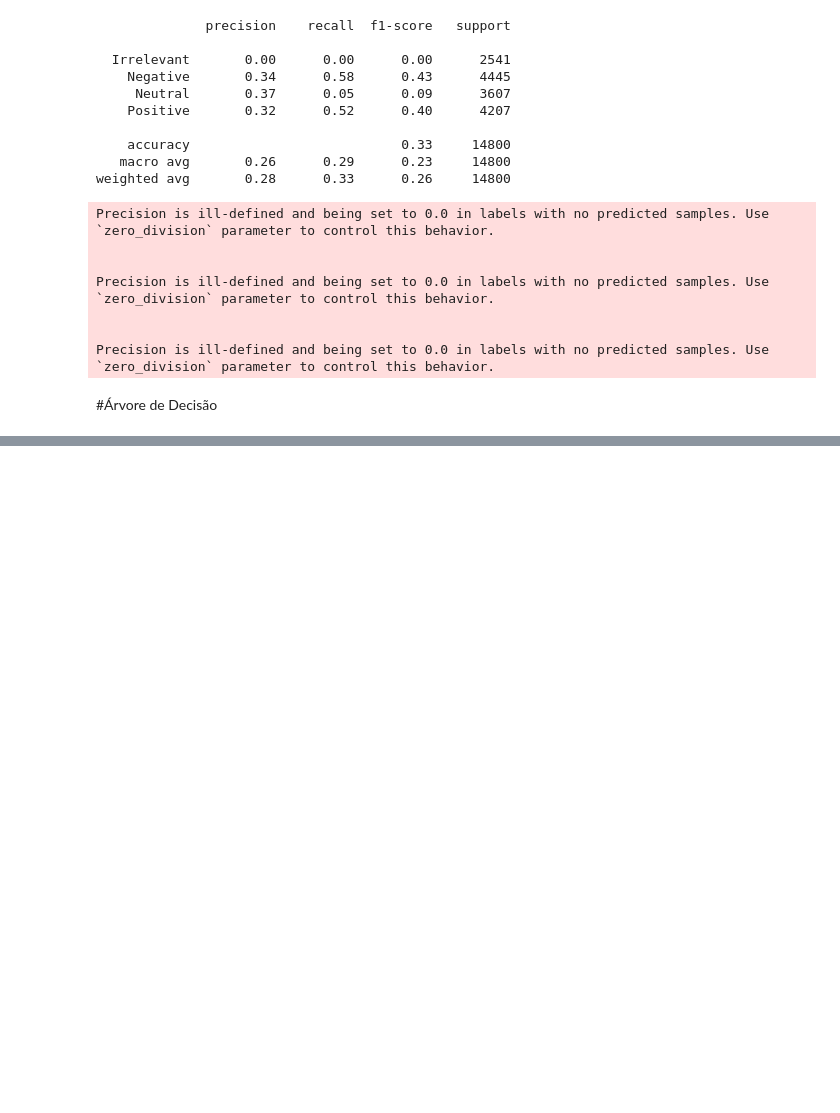
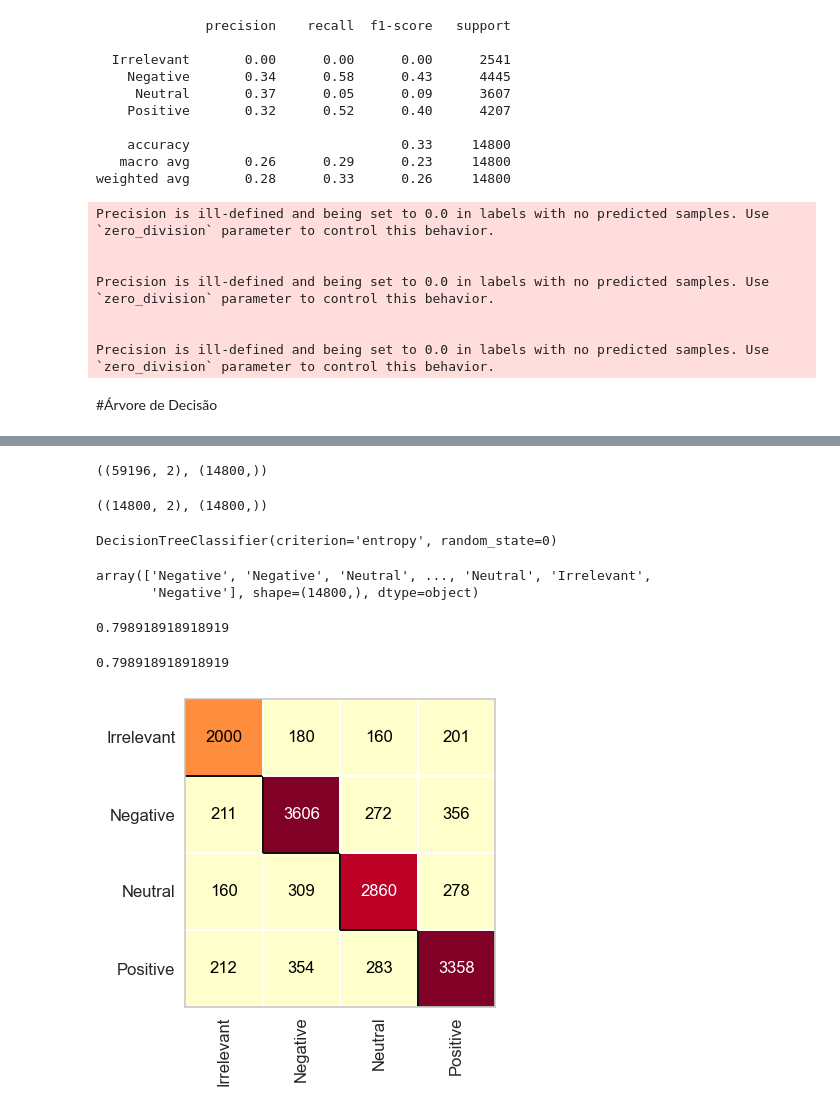
Before and after one commit to thaiiss7/machine-learning, a Jupyter notebook: classificacao/twitter/main.ipynb, the cells around one changed output, grey strips where cells are left out. Saved outputs shown, nothing was run; the diff lists cells and outputs as text; code cells hidden in the pictures; blank space fills up the shorter version.

```diff
--- a/classificacao/twitter/main.ipynb
+++ b/classificacao/twitter/main.ipynb
@@ -155,0 +156,32 @@ DecisionTreeClassifier(max_depth=3)
+# %%
+x_twitter_train.shape, y_twitter_test.shape
+# %% [output]
+((59196, 2), (14800,))
+# %%
+x_twitter_test.shape, y_twitter_test.shape
+# %% [output]
+((14800, 2), (14800,))
+# %%
+arvore_twitter = DecisionTreeClassifier(criterion='entropy', random_state=0)
+arvore_twitter.fit(x_twitter_train, y_twitter_train)
+# %% [output]
+DecisionTreeClassifier(criterion='entropy', random_state=0)
+# %%
+previsoes = arvore_twitter.predict(x_twitter_test)
+previsoes
+# %% [output]
+array(['Negative', 'Negative', 'Neutral', ..., 'Neutral', 'Irrelevant',
+       'Negative'], shape=(14800,), dtype=object)
+# %%
+accuracy_score(y_twitter_test, previsoes)
+# %% [output]
+0.798918918918919
+# %%
+from yellowbrick.classifier import ConfusionMatrix
+plt.figure(figsize=(4,4))
+cm = ConfusionMatrix(arvore_twitter)
+cm.fit(x_twitter_train, y_twitter_train)
+cm.score(x_twitter_test, y_twitter_test)
+# %% [output]
+0.798918918918919
+[figure, added]
```
Also changed, not shown: parts of 27 cells of this notebook, 2 other files.
